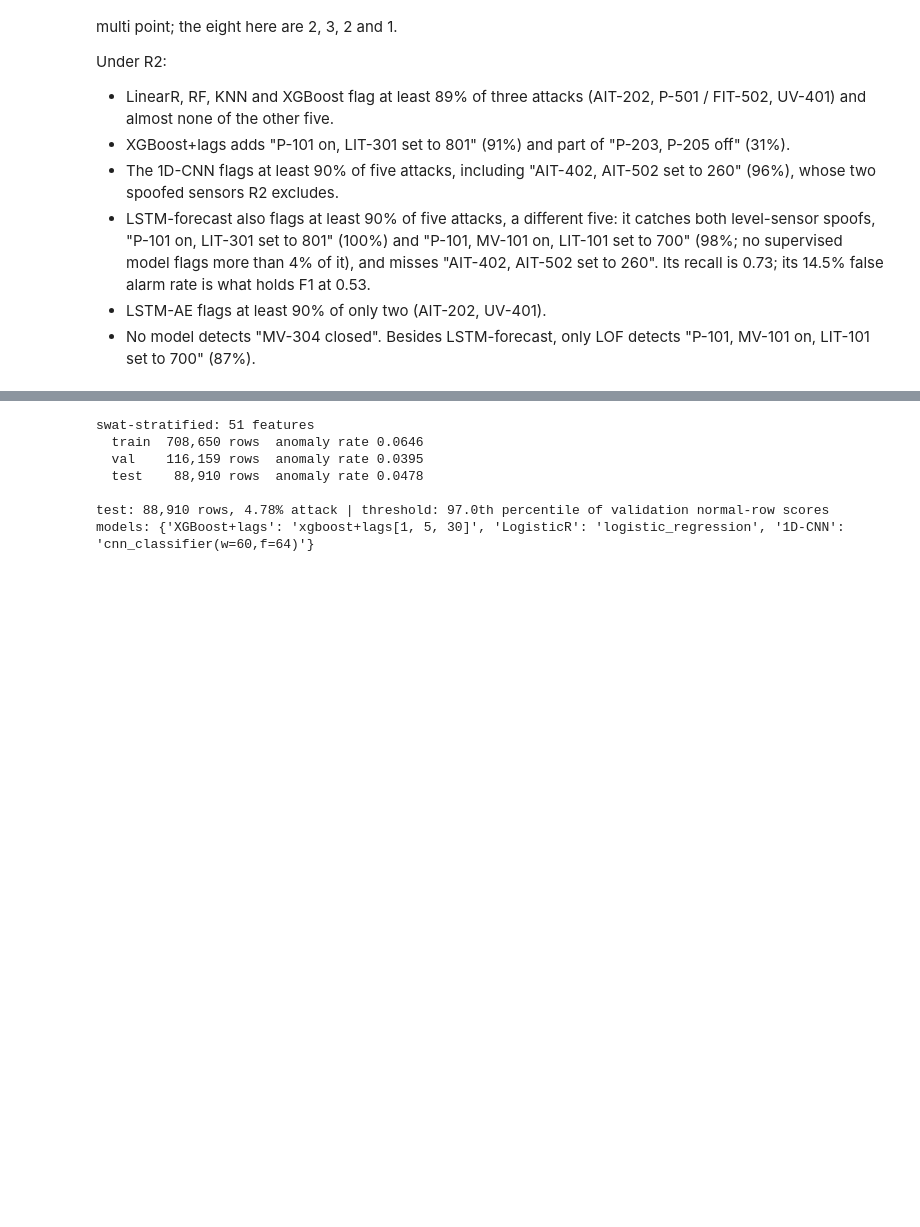
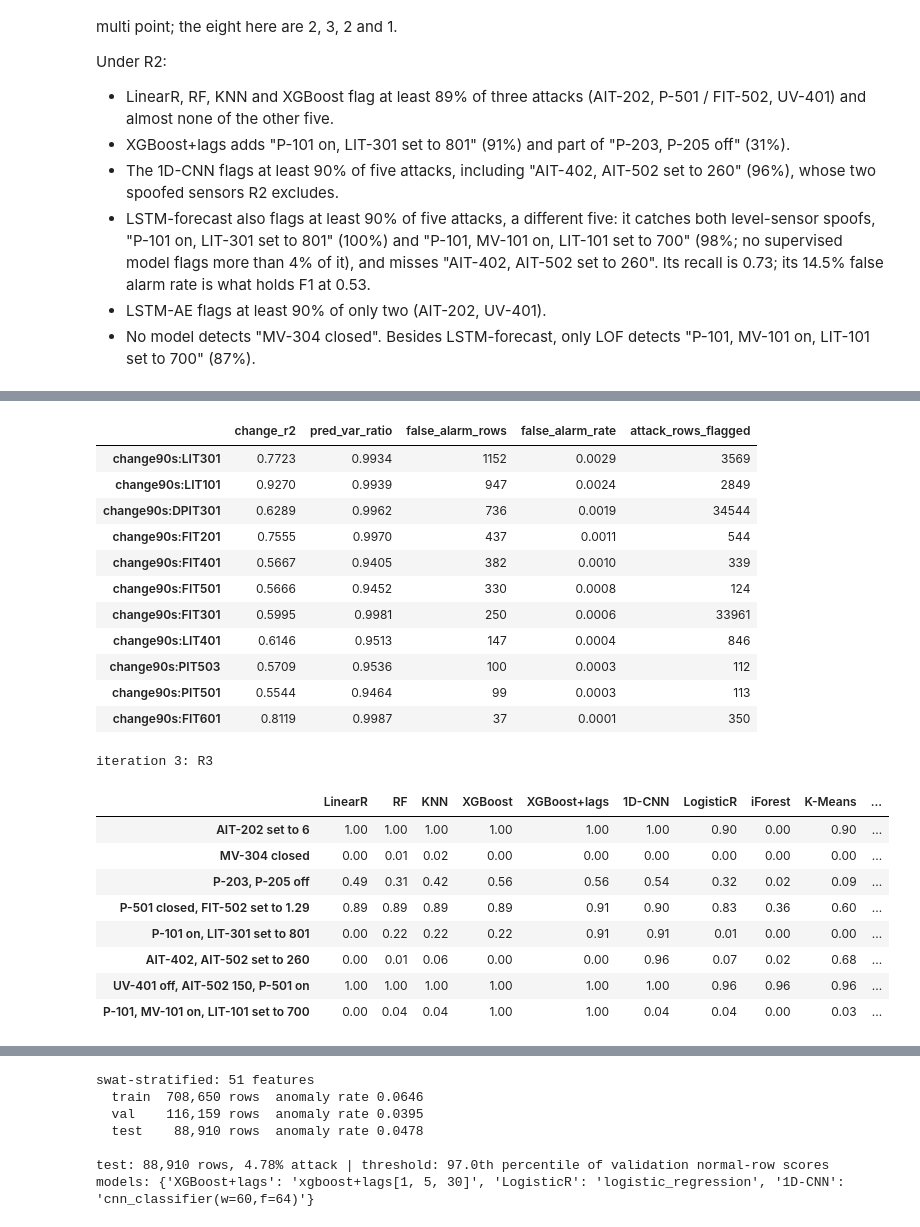
Before and after one commit to santhosh2475/urex-ics, a Jupyter notebook: notebooks/baseline.ipynb, the cells around one changed output, grey strips where cells are left out. Cells and saved outputs as stored; diff of their text form; code cells hidden in the pictures; blank space fills up the shorter version.

```diff
--- a/notebooks/baseline.ipynb
+++ b/notebooks/baseline.ipynb
@@ -337 +476,28 @@ iteration 2: R2
+# %%
+pc = pd.read_csv(OUT / "per_change_target.csv", index_col=[0, 1])
+display(pc.loc["XGBoost"].round(4))
+print("iteration 3: R3"); display(pd.read_csv(OUT / "per_attack_recall_R3.csv", index_col=0).round(2))
+# %% [output]
+|  | change_r2 | pred_var_ratio | false_alarm_rows | false_alarm_rate | attack_rows_flagged |
+| change90s:LIT301 | 0.7723 | 0.9934 | 1152 | 0.0029 | 3569 |
+| change90s:LIT101 | 0.9270 | 0.9939 | 947 | 0.0024 | 2849 |
+| change90s:DPIT301 | 0.6289 | 0.9962 | 736 | 0.0019 | 34544 |
+| change90s:FIT201 | 0.7555 | 0.9970 | 437 | 0.0011 | 544 |
+| change90s:FIT401 | 0.5667 | 0.9405 | 382 | 0.0010 | 339 |
+| change90s:FIT501 | 0.5666 | 0.9452 | 330 | 0.0008 | 124 |
+| change90s:FIT301 | 0.5995 | 0.9981 | 250 | 0.0006 | 33961 |
+| change90s:LIT401 | 0.6146 | 0.9513 | 147 | 0.0004 | 846 |
+| change90s:PIT503 | 0.5709 | 0.9536 | 100 | 0.0003 | 112 |
+| change90s:PIT501 | 0.5544 | 0.9464 | 99 | 0.0003 | 113 |
+| change90s:FIT601 | 0.8119 | 0.9987 | 37 | 0.0001 | 350 |
+iteration 3: R3
+|  | LinearR | RF | KNN | XGBoost | XGBoost+lags | 1D-CNN | LogisticR | iForest | K-Means | ... |
+| AIT-202 set to 6 | 1.00 | 1.00 | 1.00 | 1.00 | 1.00 | 1.00 | 0.90 | 0.00 | 0.90 | ... |
+| MV-304 closed | 0.00 | 0.01 | 0.02 | 0.00 | 0.00 | 0.00 | 0.00 | 0.00 | 0.00 | ... |
+| P-203, P-205 off | 0.49 | 0.31 | 0.42 | 0.56 | 0.56 | 0.54 | 0.32 | 0.02 | 0.09 | ... |
+| P-501 closed, FIT-502 set to 1.29 | 0.89 | 0.89 | 0.89 | 0.89 | 0.91 | 0.90 | 0.83 | 0.36 | 0.60 | ... |
+| P-101 on, LIT-301 set to 801 | 0.00 | 0.22 | 0.22 | 0.22 | 0.91 | 0.91 | 0.01 | 0.00 | 0.00 | ... |
+| AIT-402, AIT-502 set to 260 | 0.00 | 0.01 | 0.06 | 0.00 | 0.00 | 0.96 | 0.07 | 0.02 | 0.68 | ... |
+| UV-401 off, AIT-502 150, P-501 on | 1.00 | 1.00 | 1.00 | 1.00 | 1.00 | 1.00 | 0.96 | 0.96 | 0.96 | ... |
+| P-101, MV-101 on, LIT-101 set to 700 | 0.00 | 0.04 | 0.04 | 1.00 | 1.00 | 0.04 | 0.04 | 0.00 | 0.03 | ... |
 # %% [markdown]
```
Also changed, not shown: parts of 13 cells of this notebook, 3 other files.
